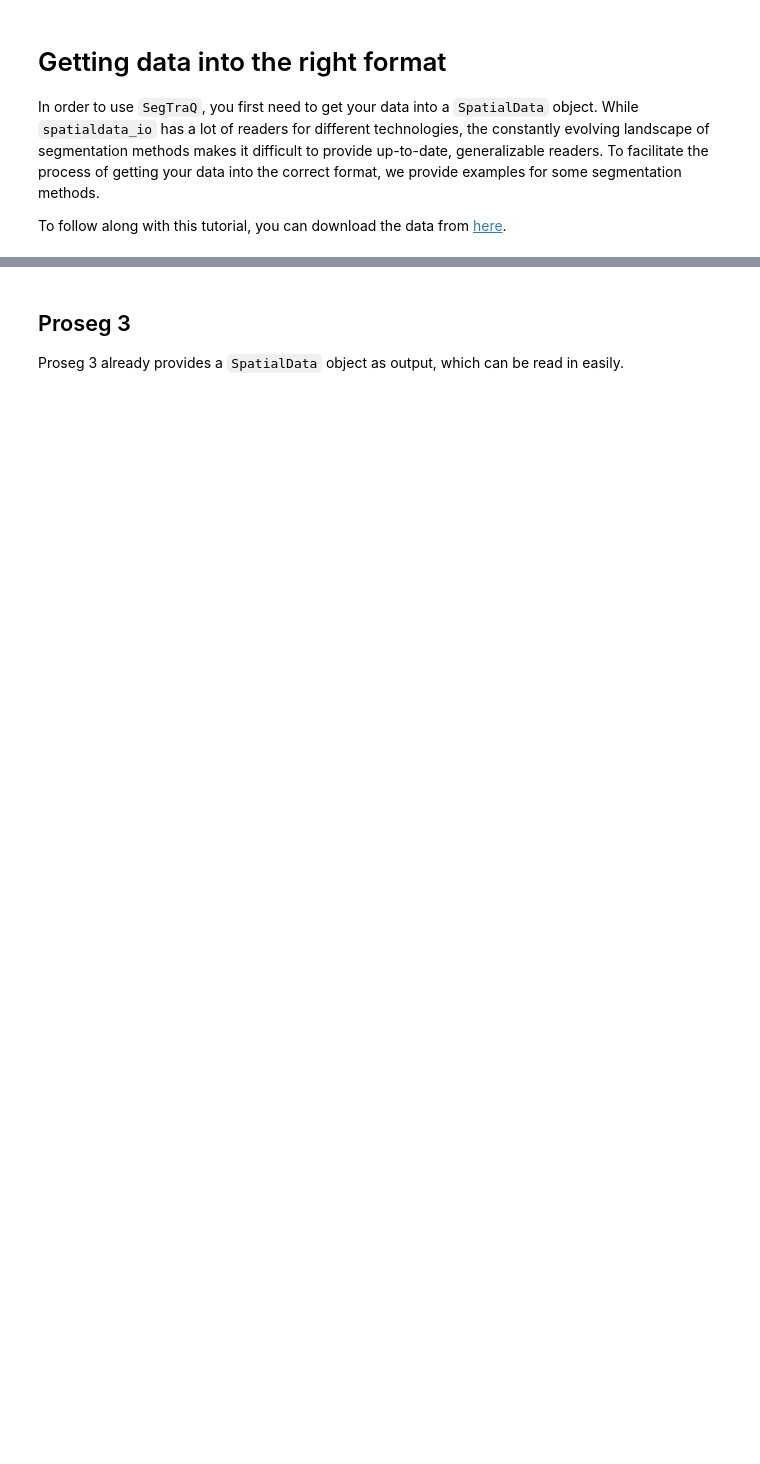
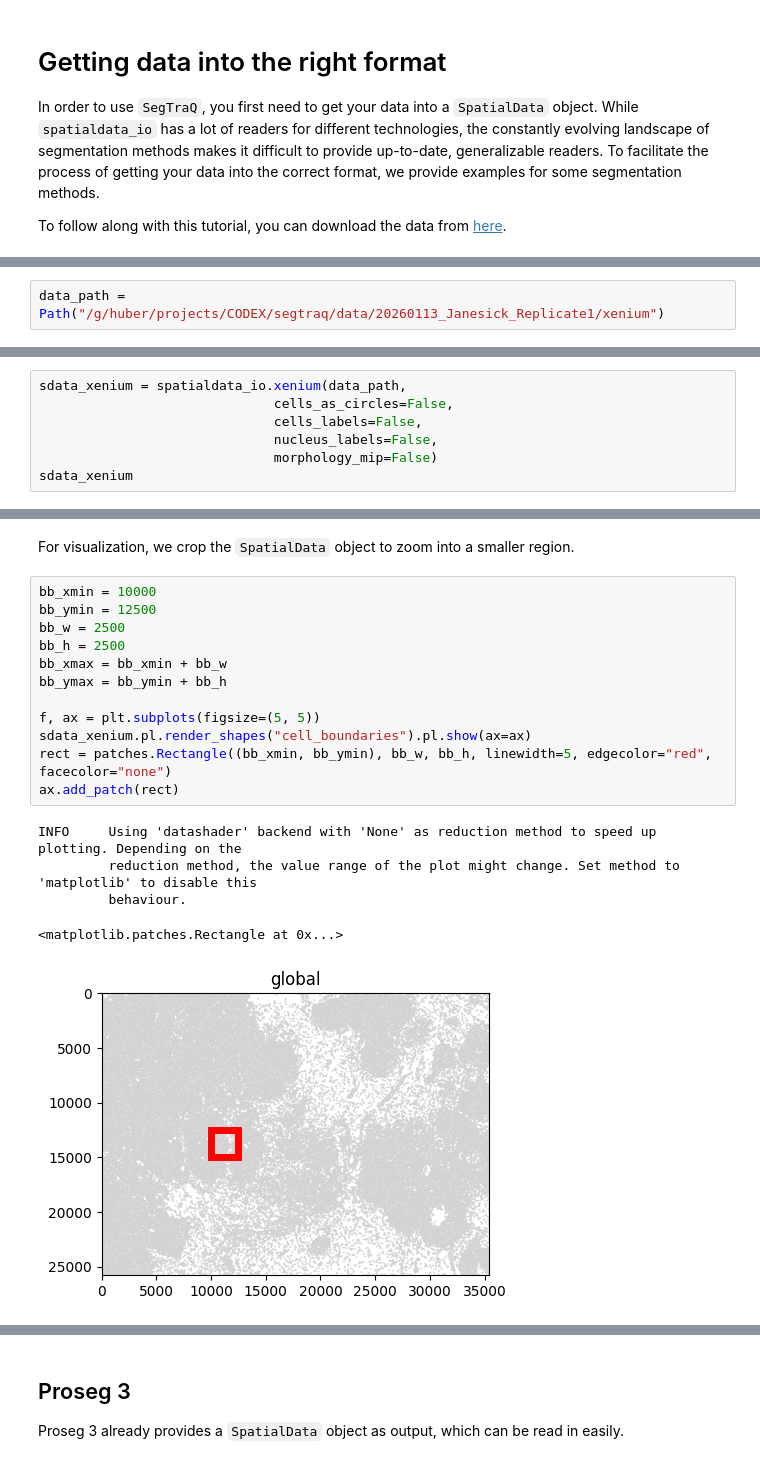
Before and after one commit to LazDaria/SegTraQ, a Jupyter notebook: docs/notebooks/io.ipynb, the cells around one changed output, grey strips where cells are left out. Drawn from its saved outputs; the diff is of its cells as text; blank space fills up the shorter version.

```diff
--- a/docs/notebooks/io.ipynb
+++ b/docs/notebooks/io.ipynb
@@ -203,0 +33,2 @@ sdata_xenium.pl.render_shapes("cell_boundaries", color="cell_area").pl.show(
+# %%
+data_path = Path("/g/huber/projects/CODEX/segtraq/data/20260113_Janesick_Replicate1/xenium")
@@ -203,0 +39,7 @@ sdata_xenium.pl.render_shapes("cell_boundaries", color="cell_area").pl.show(
+# %%
+sdata_xenium = spatialdata_io.xenium(data_path,
+                              cells_as_circles=False,
+                              cells_labels=False,
+                              nucleus_labels=False,
+                              morphology_mip=False)
+sdata_xenium
@@ -203,0 +60,20 @@ sdata_xenium.pl.render_shapes("cell_boundaries", color="cell_area").pl.show(
+# %% [markdown]
+For visualization, we crop the `SpatialData` object to zoom into a smaller region.
+# %%
+bb_xmin = 10000
+bb_ymin = 12500
+bb_w = 2500
+bb_h = 2500
+bb_xmax = bb_xmin + bb_w
+bb_ymax = bb_ymin + bb_h
+
+f, ax = plt.subplots(figsize=(5, 5))
+sdata_xenium.pl.render_shapes("cell_boundaries").pl.show(ax=ax)
+rect = patches.Rectangle((bb_xmin, bb_ymin), bb_w, bb_h, linewidth=5, edgecolor="red", facecolor="none")
+ax.add_patch(rect)
+# %% [output]
+INFO     Using 'datashader' backend with 'None' as reduction method to speed up plotting. Depending on the
+         reduction method, the value range of the plot might change. Set method to 'matplotlib' to disable this
+         behaviour.
+<matplotlib.patches.Rectangle at 0x...>
+[figure, added]
```
Also changed, not shown: parts of 65 cells of this notebook, 1 other file.
